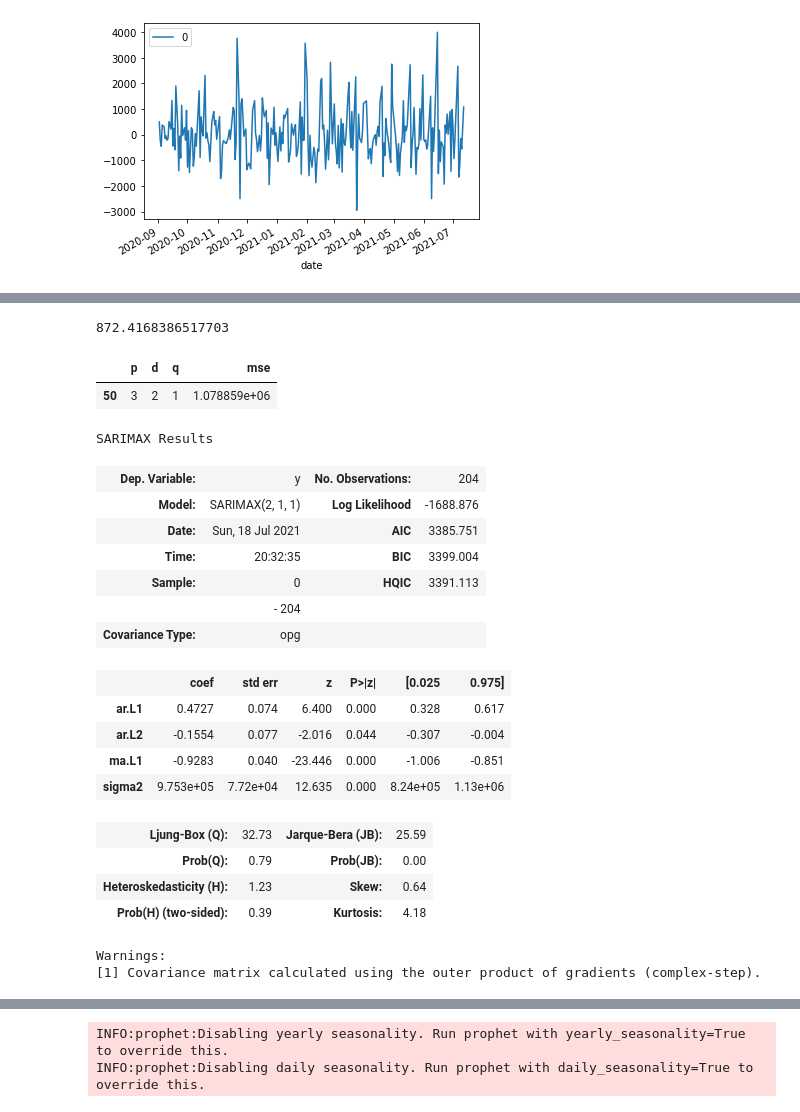
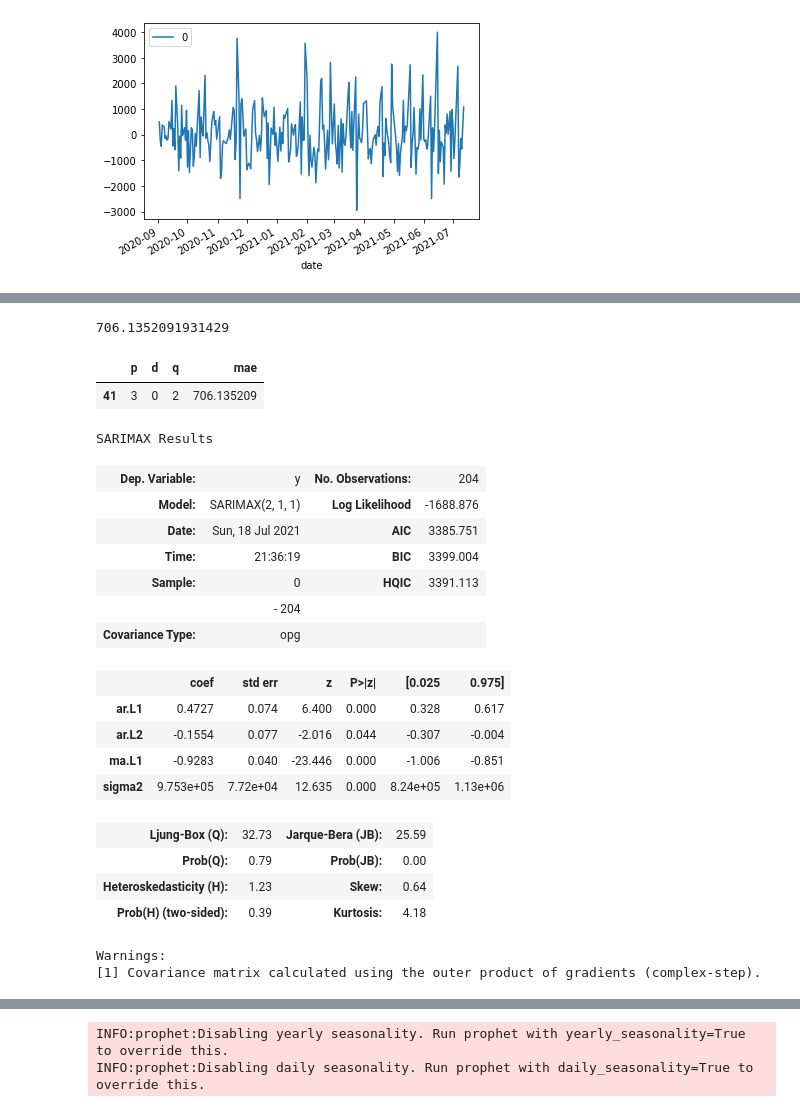
Before and after one commit to zerodarkzone/AdvancedMethodsDataAnalysisClassGrupo4202119, a Jupyter notebook: Exercises/Proyecto1-TimeSeries.ipynb, the cells around one changed output, grey strips where cells are left out. Saved outputs shown, nothing was run; the diff lists cells and outputs as text; code cells hidden in the pictures.

```diff
--- a/Exercises/Proyecto1-TimeSeries.ipynb
+++ b/Exercises/Proyecto1-TimeSeries.ipynb
@@ -228,7 +209,7 @@ plot_pacf( df_alimentos_sin_fds_ni_festivos.groupby('date')['demand'].sum(), lag
 # %%
 from statsmodels.tsa.arima_model import ARIMA
 
-series = df_alimentos_sin_fds_ni_festivos.groupby('date')['demand'].sum()
+series = df_alimentos_sin_fds_ni_festivos.groupby('date')[['demand']].sum()
 
 # fit model
 model = ARIMA(series, order=(5,1,0))
@@ -303,0 +243,8 @@ Test MSE: 1240647.675
+# %%
+series.index = pd.to_datetime(series.index.date)
+X = series
+size = int(len(X) * 0.8)
+train, test = X[0:size], X[size:len(X)]
+
+model = ARIMA(train, order=(3,0,2))
+model_fit = model.fit(disp=0)
@@ -304,13 +272,13 @@ Test MSE: 1240647.675
 # %%
 from sklearn.metrics import mean_absolute_error
 # %%
-mean_absolute_error(test, predictions)
+mean_absolute_error(test, fc)
 # %% [output]
-872.4168386517703
+706.1352091931429
 # %%
+warnings.filterwarnings('ignore')
 from statsmodels.tsa.arima_model import ARIMA
 import statsmodels.api as sm
-from sklearn.metrics import mean_squared_error
 
 #Iterando
 results = []
@@ -320,46 +288,44 @@ for p in range(1,9):
 
             try:
                 # Create and fit ARMA(p,q) model
-                X = series.values
-                size = int(len(X) * 0.66)
+                X = series
+                size = int(len(X) * 0.8)
                 train, test = X[0:size], X[size:len(X)]
-                history = [x for x in train]
-                future = [x for x in test]
 
-                model = ARIMA(history, order=(p,d,q))
+                model = ARIMA(train, order=(p,d,q))
                 model_fit = model.fit(disp=0)
-                output = model_fit.forecast(steps=len(test))[0]
+                output= model_fit.forecast(steps=len(test))[0]
                 yhat = output
                 predictions = yhat
-                real_values = future
-                error = mean_squared_error(test, predictions)
+                real_values = test
+                error = mean_absolute_error(test, predictions)
 
                 # Print p, q, AIC, BIC
                 #print(p, d, q, 'Test MSE: %.3f' % error)
                 results.append([p,d,q,error])
 
-            except:
+            except Exception as e:
                 #print(p, d, q, None )
                 results.append([p,d,q,None])
 
-df = pd.DataFrame(results,columns=['p','d','q','mse'])
+df = pd.DataFrame(results,columns=['p','d','q','mae'])
 # %%
-df.loc[df['mse'] == df['mse'].min()]
+df.loc[df['mae'] == df['mae'].min()]
 # %% [output]
-|  | p | d | q | mse |
-| 50 | 3 | 2 | 1 | 1.078859e+06 |
+|  | p | d | q | mae |
+| 41 | 3 | 0 | 2 | 706.135209 |
 # %%
 from pmdarima.arima import auto_arima
 # %%
-model = auto_arima(history, X=None, start_p=1, d=None, start_q=1, max_p=9, max_d=1, max_q=9)
-model_fit = model.fit(history)
+model = auto_arima(train, X=None, start_p=1, d=None, start_q=1, max_p=9, max_d=1, max_q=9)
+model_fit = model.fit(train)
 model.summary()
 # %% [output]
 SARIMAX Results
 | Dep. Variable: | y | No. Observations: | 204 |
 | Model: | SARIMAX(2, 1, 1) | Log Likelihood | -1688.876 |
 | Date: | Sun, 18 Jul 2021 | AIC | 3385.751 |
-| Time: | 20:32:35 | BIC | 3399.004 |
+| Time: | 21:36:19 | BIC | 3399.004 |
 | Sample: | 0 | HQIC | 3391.113 |
 |  | - 204 |  |  |
 | Covariance Type: | opg |  |  |
```
Also changed, not shown: parts of 11 cells of this notebook.
